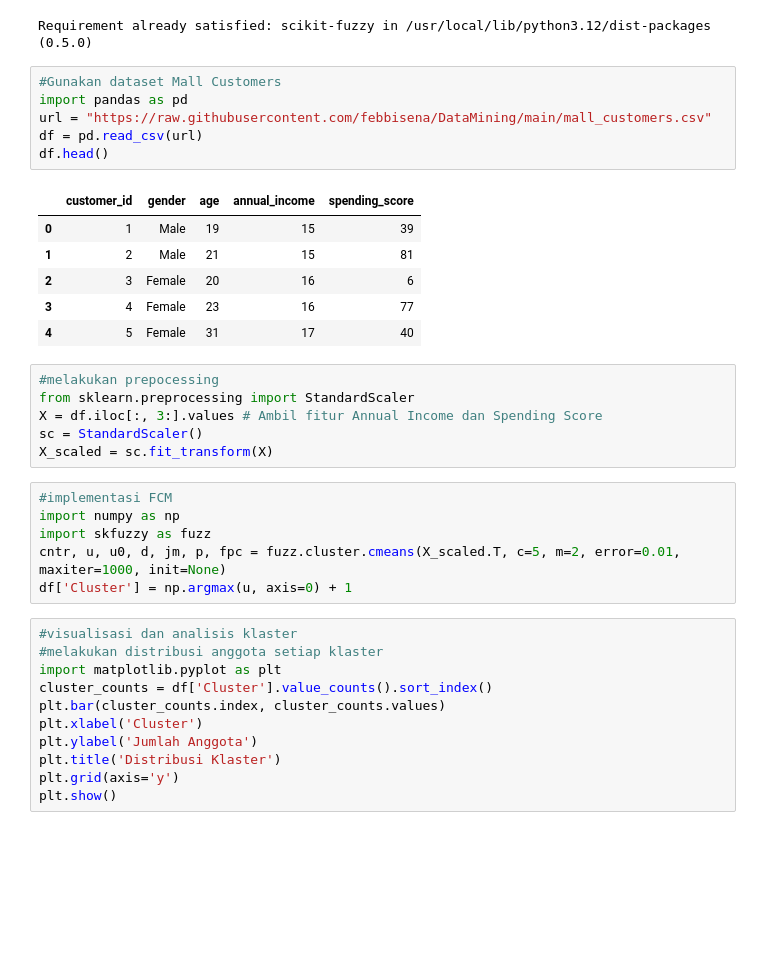
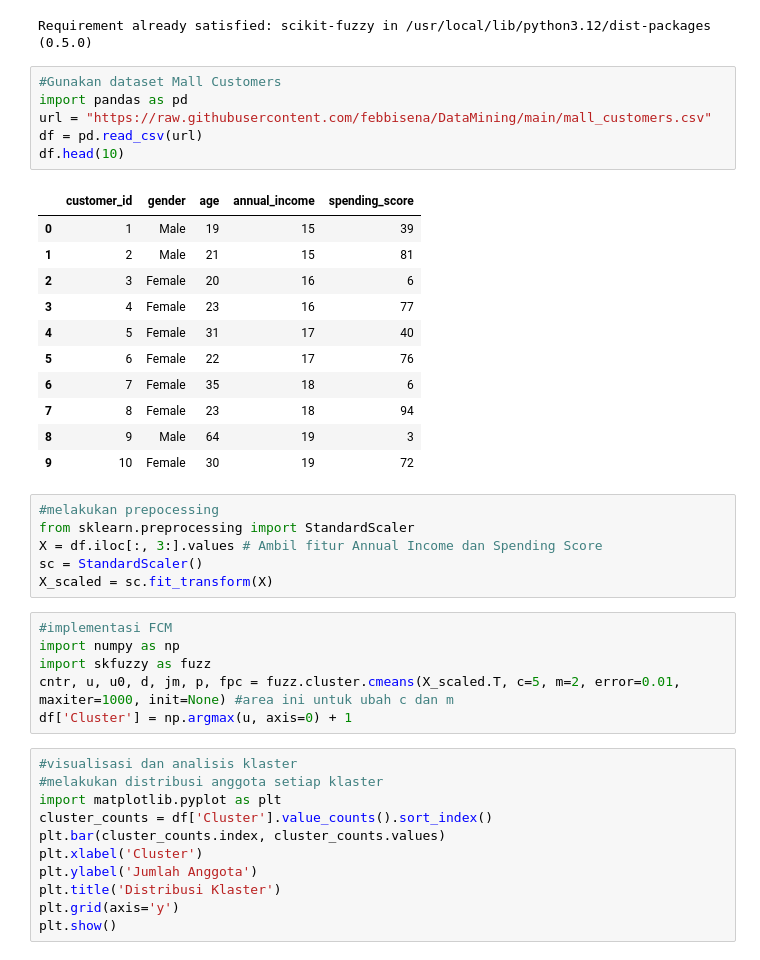
Before and after one commit to Faisaleka21/Machine_Learning, a Jupyter notebook: FCM.ipynb, the cells around one changed output. Drawn from its saved outputs; the diff is of its cells as text; blank space fills up the shorter version.

```diff
--- a/FCM.ipynb
+++ b/FCM.ipynb
@@ -8,16 +8,21 @@ Requirement already satisfied: scikit-fuzzy in /usr/local/lib/python3.12/dist-pa
 # %%
 #Gunakan dataset Mall Customers
 import pandas as pd
 url = "https://raw.githubusercontent.com/febbisena/DataMining/main/mall_customers.csv"
 df = pd.read_csv(url)
-df.head()
+df.head(10)
 # %% [output]
 |  | customer_id | gender | age | annual_income | spending_score |
 | 0 | 1 | Male | 19 | 15 | 39 |
 | 1 | 2 | Male | 21 | 15 | 81 |
 | 2 | 3 | Female | 20 | 16 | 6 |
 | 3 | 4 | Female | 23 | 16 | 77 |
 | 4 | 5 | Female | 31 | 17 | 40 |
+| 5 | 6 | Female | 22 | 17 | 76 |
+| 6 | 7 | Female | 35 | 18 | 6 |
+| 7 | 8 | Female | 23 | 18 | 94 |
+| 8 | 9 | Male | 64 | 19 | 3 |
+| 9 | 10 | Female | 30 | 19 | 72 |
 # %%
 #melakukan prepocessing
 from sklearn.preprocessing import StandardScaler
@@ -28,7 +33,7 @@ X_scaled = sc.fit_transform(X)
 #implementasi FCM
 import numpy as np
 import skfuzzy as fuzz
-cntr, u, u0, d, jm, p, fpc = fuzz.cluster.cmeans(X_scaled.T, c=5, m=2, error=0.01, maxiter=1000, init=None)
+cntr, u, u0, d, jm, p, fpc = fuzz.cluster.cmeans(X_scaled.T, c=5, m=2, error=0.01, maxiter=1000, init=None) #area ini untuk ubah c dan m
 df['Cluster'] = np.argmax(u, axis=0) + 1
 # %%
 #visualisasi dan analisis klaster
```
